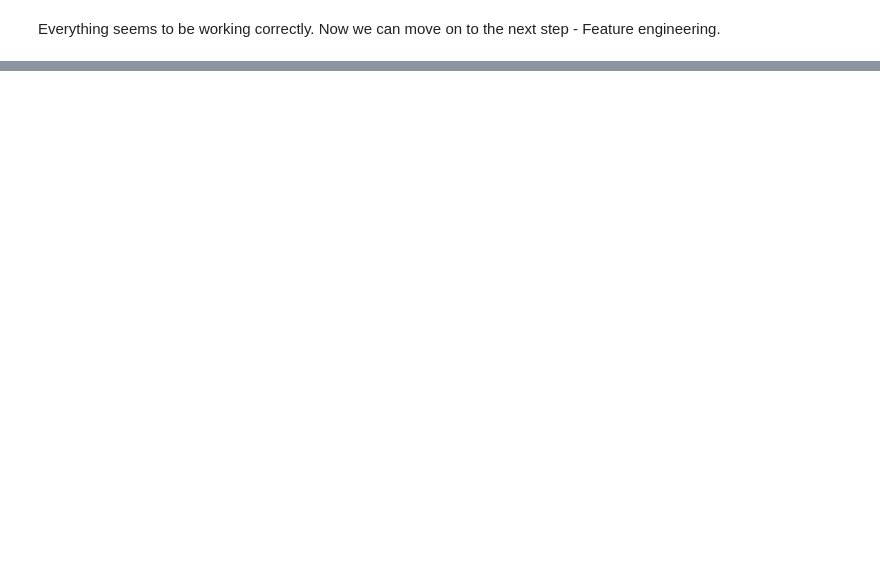
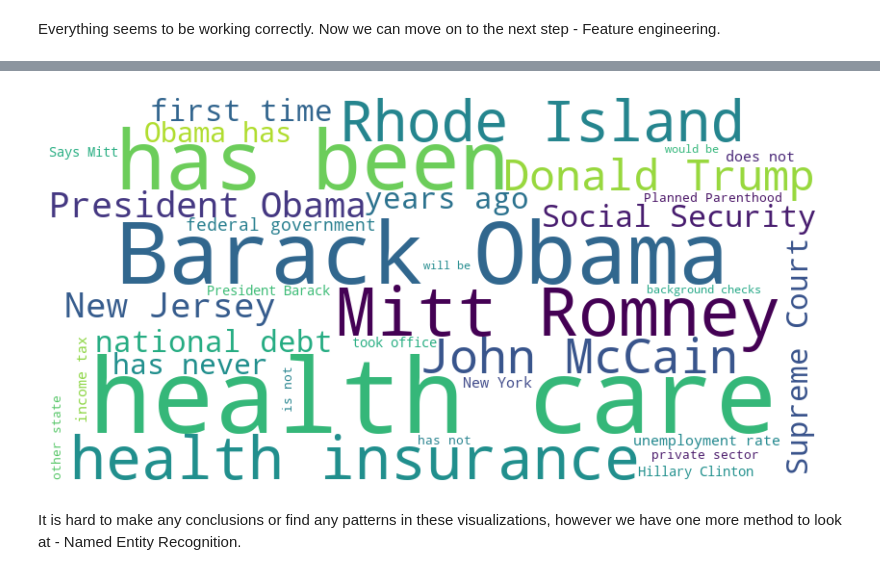
Before and after one commit to Yuliana7/fake-news-detector, a Jupyter notebook: fake-news-detector.ipynb, the cells around one changed output, grey strips where cells are left out. Drawn from its saved outputs; the diff is of its cells as text; code cells hidden in the pictures; blank space fills up the shorter version.

```diff
--- a/fake-news-detector.ipynb
+++ b/fake-news-detector.ipynb
@@ -497,0 +713,6 @@ TF-IDF is useful for determining the importance of a word in a document relative
+# %%
+generate_wordcloud(true_df_texts_ngrams)
+# %% [output]
+[figure, added]
+# %% [markdown]
+It is hard to make any conclusions or find any patterns in these visualizations, however we have one more method to look at - Named Entity Recognition.
```
Also changed, not shown: parts of 51 cells of this notebook, 1 other file.
